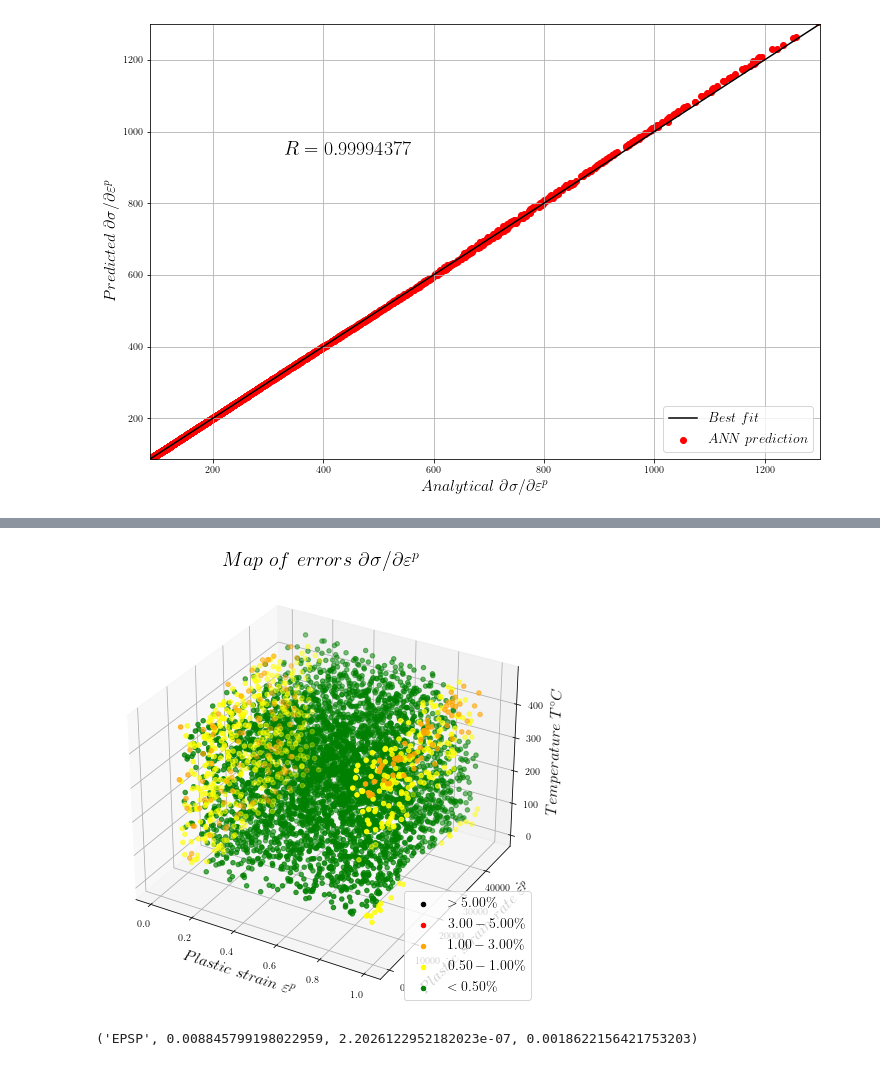
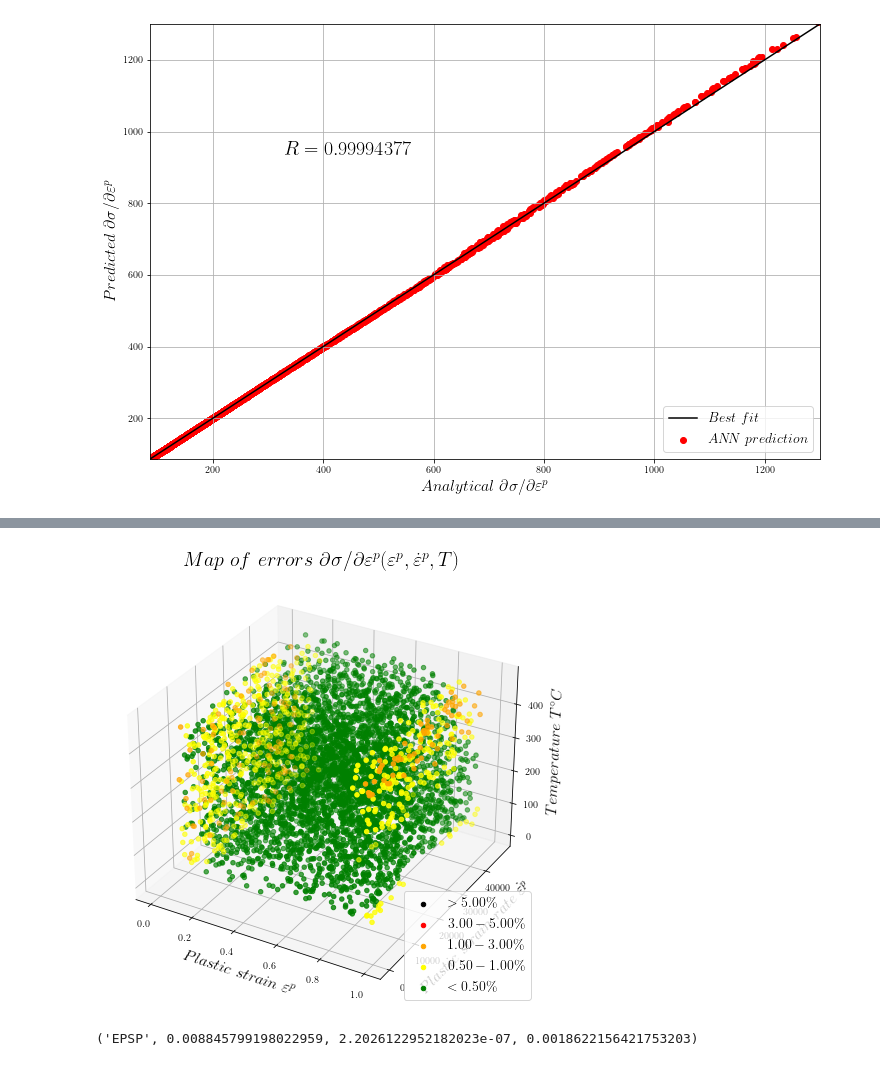
Before and after one commit to pantale/ANN-ConstitutiveLaw, a Jupyter notebook: ANN-JohnsonCook/Recompute-NN-3layers.ipynb, the cells around one changed output, grey strips where cells are left out. Saved outputs shown, nothing was run; the diff lists cells and outputs as text; code cells hidden in the pictures.

```diff
--- a/ANN-JohnsonCook/Recompute-NN-3layers.ipynb
+++ b/ANN-JohnsonCook/Recompute-NN-3layers.ipynb
@@ -432,20 +438,21 @@ plt.show()
 # %%
 fig = plt.figure(figsize = (8, 8))
 plt.rc('text', usetex = True)
 ax = fig.add_subplot(111, projection='3d')
 ax.scatter(eps_test[error >= levelsC[0]], np.exp(epsp_test[error >= levelsC[0]]), T_test[error >= levelsC[0]], color='black', label=levelsT[0])
 ax.scatter(eps_test[(error < levelsC[0]) & (error >= levelsC[1])], np.exp(epsp_test[(error < levelsC[0]) & (error >= levelsC[1])]), T_test[(error < levelsC[0]) & (error >= levelsC[1])], color='red', label=levelsT[1])
 ax.scatter(eps_test[(error < levelsC[1]) & (error >= levelsC[2])], np.exp(epsp_test[(error < levelsC[1]) & (error >= levelsC[2])]), T_test[(error < levelsC[1]) & (error >= levelsC[2])], color='orange', label=levelsT[2])
 ax.scatter(eps_test[(error < levelsC[2]) & (error >= levelsC[3])], np.exp(epsp_test[(error < levelsC[2]) & (error >= levelsC[3])]), T_test[(error < levelsC[2]) & (error >= levelsC[3])], color='yellow', label=levelsT[3])
 ax.scatter(eps_test[error < levelsC[3]], np.exp(epsp_test[error < levelsC[3]]), T_test[error < levelsC[3]], color='green', label=levelsT[4])
 plt.legend(loc = 'lower right',fancybox = True, numpoints = 1, fontsize = 14)
 ax.set_xlabel(r'$Plastic\ strain\ \varepsilon^{p}$', fontsize = 16)
 ax.set_ylabel(r'$Plastic\ strain\ rate\ \dot{\varepsilon^{p}}$', fontsize = 16)
 ax.set_zlabel(r'$Temperature\ T^{\circ}C$', fontsize = 16)
-plt.title(r'$Map\ of\ errors\ \partial\sigma/\partial\varepsilon^{p}$', fontsize = 20)
+plt.title(r'$Map\ of\ errors\ \partial\sigma/\partial\varepsilon^{p}(\varepsilon^{p},\dot\varepsilon^{p},T)$', fontsize = 20)
+plt.savefig(ANN_name + 'Map-derivative-eps-3D.svg')
 plt.show()
 # %% [output]
-[figure, old version]
+[figure, new version]
 # %%
 nnvals = ss[1]/testData[:,1]
 error = np.abs((nnvals - testData[:,5]) / testData[:,5])
```
Also changed, not shown: parts of 9 cells of this notebook, 2 other files.
